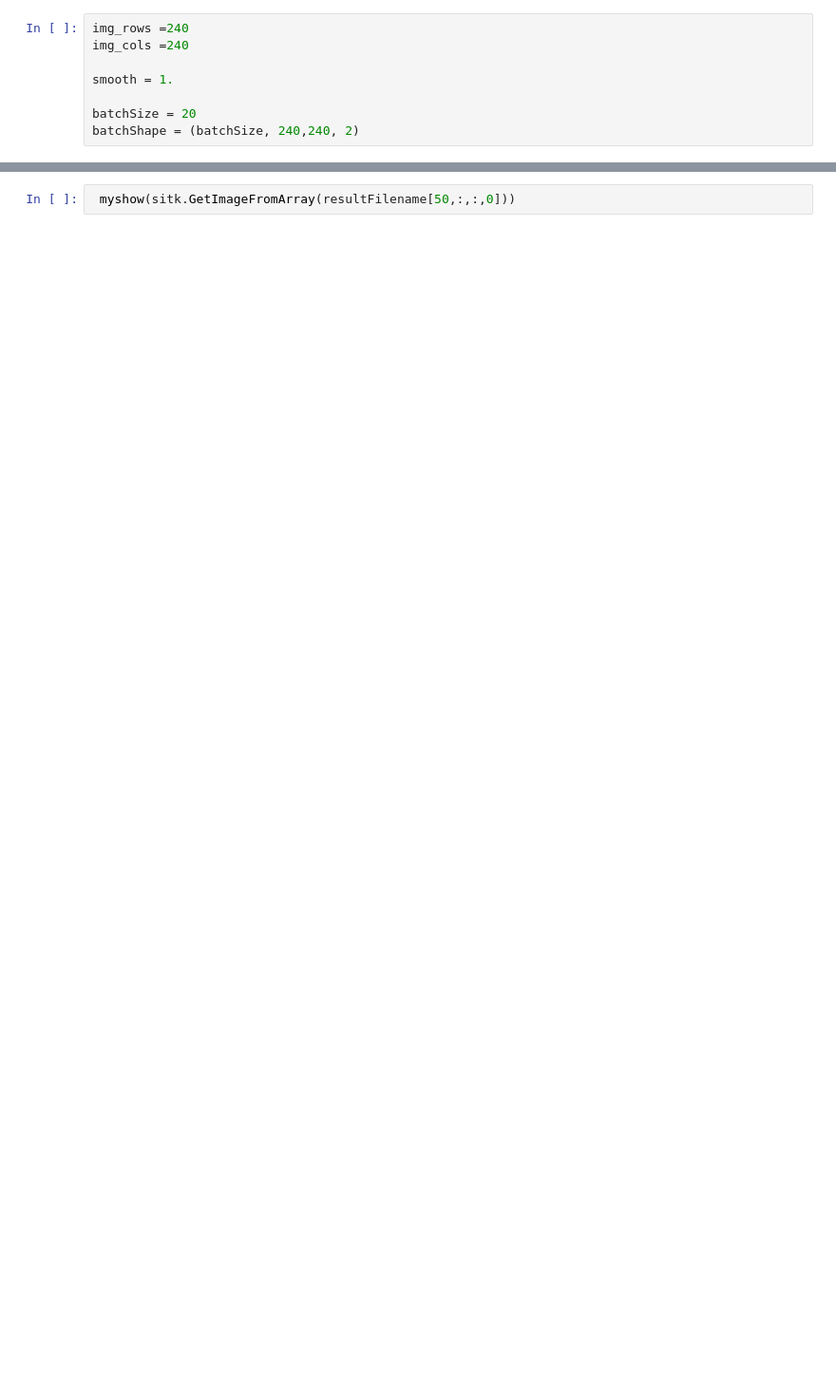
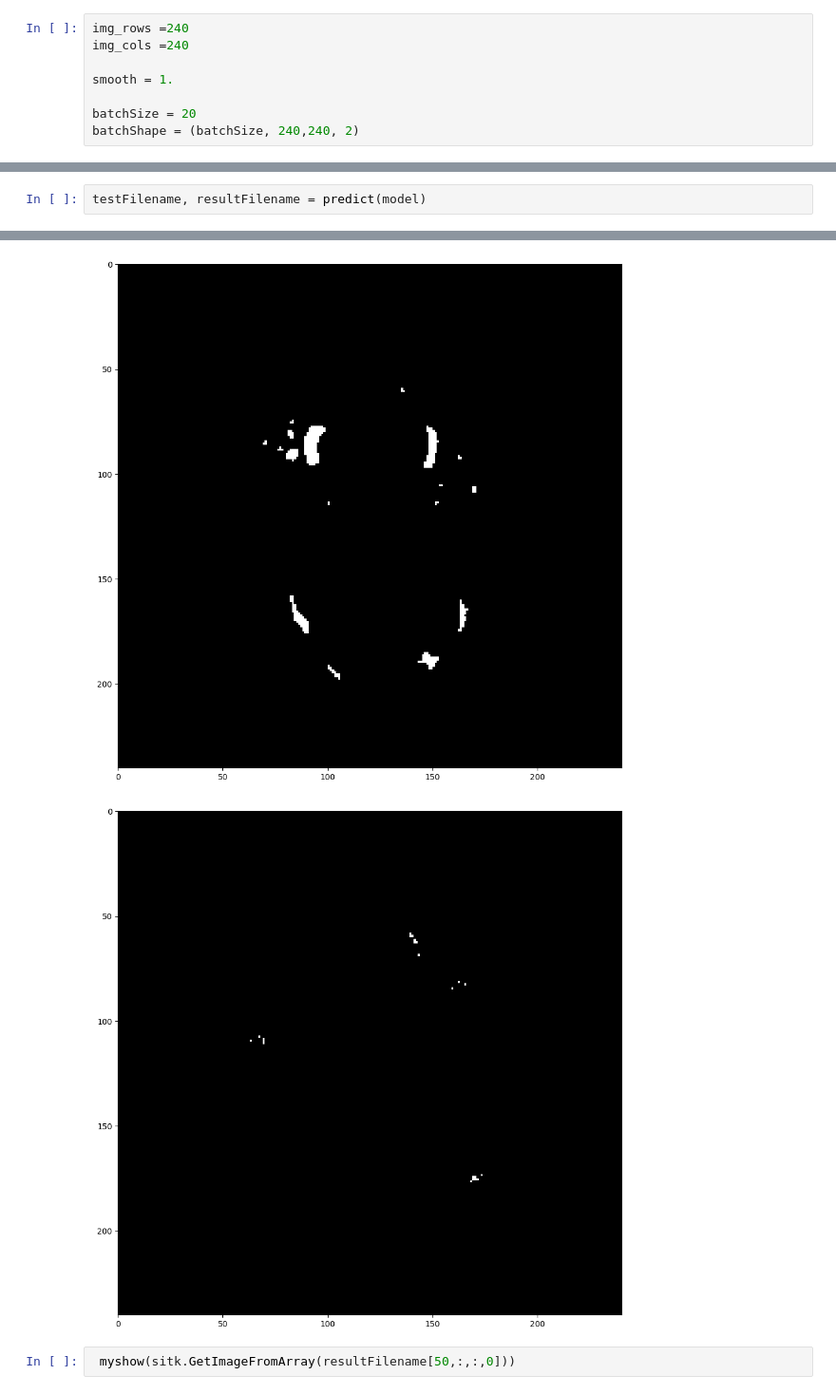
Before and after one commit to JingQin-JQ/umcu, a Jupyter notebook: src/utrecht.ipynb, the cells around one changed output, grey strips where cells are left out. Shown at 95% size. Cells and saved outputs as stored; diff of their text form; blank space fills up the shorter version.

```diff
--- a/src/utrecht.ipynb
+++ b/src/utrecht.ipynb
@@ -481,0 +473,3 @@ Saving predicted masks to files...
+# %%
+testFilename, resultFilename = predict(model)
+# %% [output]
@@ -482,3 +492,5 @@ Saving predicted masks to files...
+[figure, added]
+[figure, added]
 # %%
  myshow(sitk.GetImageFromArray(resultFilename[50,:,:,0]))
 # %% [output]
```
Also changed, not shown: parts of 6 cells of this notebook.
